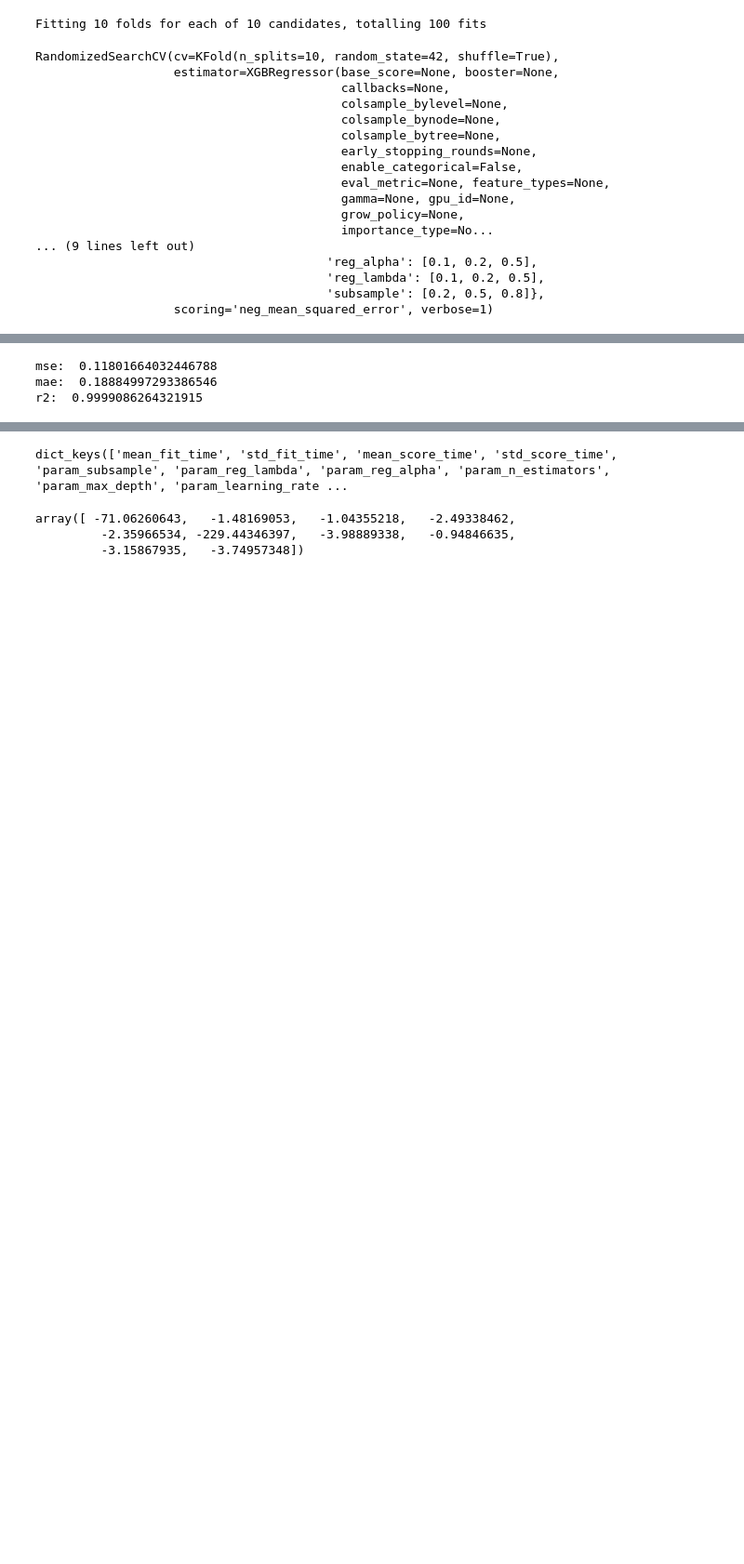
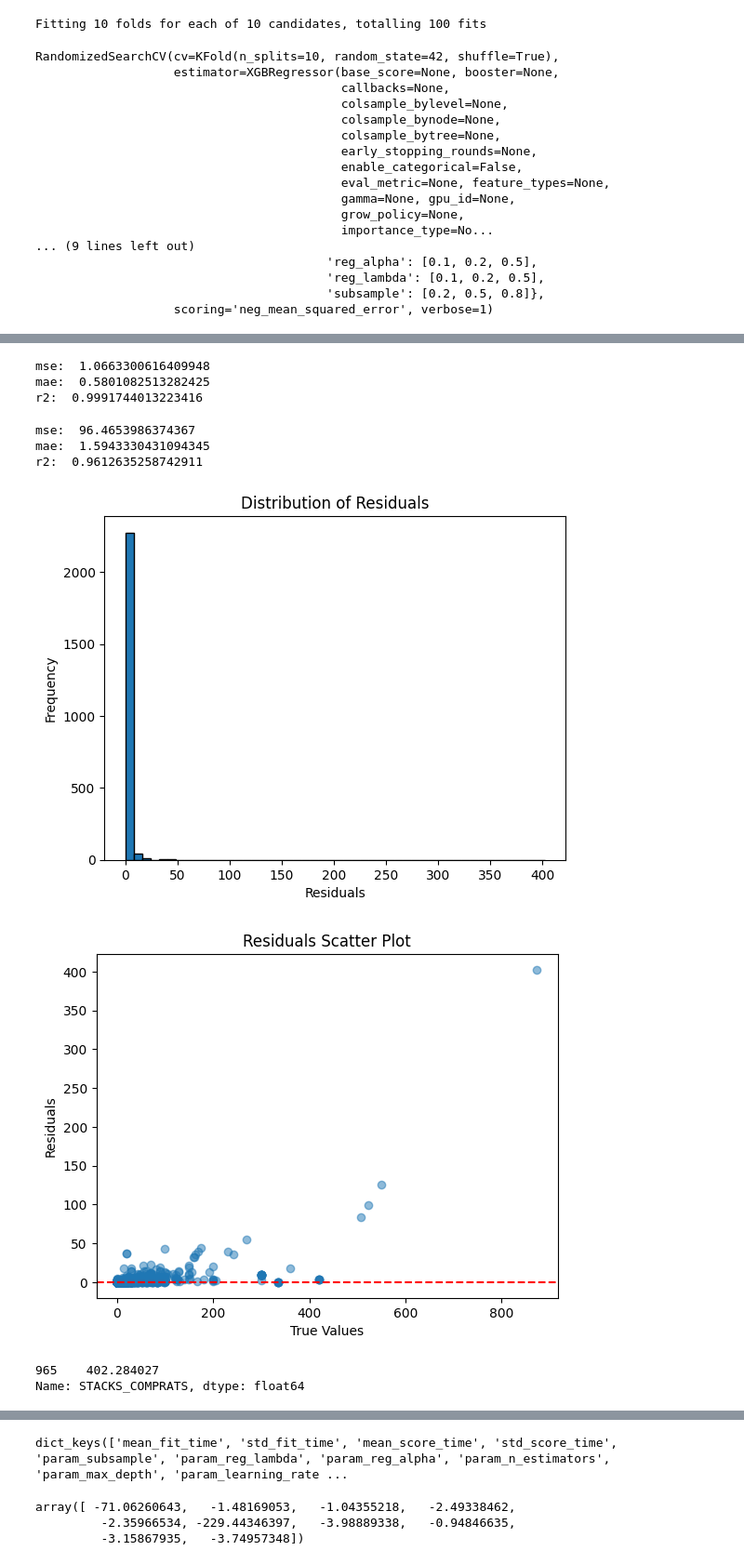
Before and after one commit to berniksuni/healthcare_purchase_plan_23, a Jupyter notebook: models/xgboost_grid.ipynb, the cells around one changed output, grey strips where cells are left out. Shown: that part at 93% size. Cells and saved outputs as stored; diff of their text form; code cells hidden in the pictures; blank space fills up the shorter version.

```diff
--- a/models/xgboost_grid.ipynb
+++ b/models/xgboost_grid.ipynb
@@ -37,0 +45,3 @@ asjfkjdsfljds
+# %%
+df_train.drop(columns=['FECHAPEDIDO'], inplace=True)
+df_test.drop(columns=['FECHAPEDIDO'], inplace=True)
@@ -56,7 +85,7 @@ param_grid = {
     'n_estimators': [100, 150, 200],
     'learning_rate': [0.01, 0.05, 0.1, 0.2],
     'max_depth': [3, 5, 7],
-    'subsample': [0.2, 0.5, 0.8],
+    'subsample': [0.5, 0.8, 1.0],
     # 'colsample_bytree': [0.8, 0.9, 1.0],
     # 'gamma': [0, 0.1, 0.2],
     # 'min_child_weight': [1, 3, 5],
@@ -102,9 +131,9 @@ grid_search.best_params_
  'learning_rate': 0.2}
 # %%
-# metrics
+# metrics for TRAIN
 X_test = df_test.drop(['STACKS_COMPRATS'], axis = 1)
-y_test = df_test['STACKS_COMPRATS']
-preds = grid_search.predict(X)
+y_test = df_test['STACKS_COMPRATS'].reset_index(drop=True)
+preds = grid_search.best_estimator_.predict(X)
 
 mse = mean_squared_error(y, preds)
 print('mse: ', mse)
@@ -113,6 +142,48 @@ print('mae: ', mae)
 r2 = r2_score(y, preds)
 print('r2: ', r2)
 # %% [output]
-mse:  0.11801664032446788
-mae:  0.18884997293386546
-r2:  0.9999086264321915
+mse:  1.0663300616409948
+mae:  0.5801082513282425
+r2:  0.9991744013223416
+# %%
+# metrics for TEST
+X_test = df_test.drop(['STACKS_COMPRATS'], axis = 1)
+y_test = df_test['STACKS_COMPRATS'].reset_index(drop=True)
+preds = grid_search.best_estimator_.predict(X_test)
+
+mse = mean_squared_error(y_test, preds)
+print('mse: ', mse)
+mae = mean_absolute_error(y_test, preds)
+print('mae: ', mae)
+r2 = r2_score(y_test, preds)
+print('r2: ', r2)
+# %% [output]
+mse:  96.4653986374367
+mae:  1.5943330431094345
+r2:  0.9612635258742911
+# %%
+# boxplot of the results
+residuals = np.abs(preds-y_test)
+
+
+# Create a histogram of residuals
+plt.hist(residuals, bins=50, edgecolor='black')
+plt.title('Distribution of Residuals')
+plt.xlabel('Residuals')
+plt.ylabel('Frequency')
+plt.show()
+
+# Alternatively, create a scatter plot
+plt.scatter(y_test, residuals, alpha=0.5)
+plt.axhline(y=0, color='red', linestyle='--')  # Add a horizontal line at y=0 for reference
+plt.title('Residuals Scatter Plot')
+plt.xlabel('True Values')
+plt.ylabel('Residuals')
+plt.show()
+
+print(residuals[residuals>400])
+# %% [output]
+[figure, added]
+[figure, added]
+965    402.284027
+Name: STACKS_COMPRATS, dtype: float64
```
Also changed, not shown: parts of 10 cells of this notebook.
